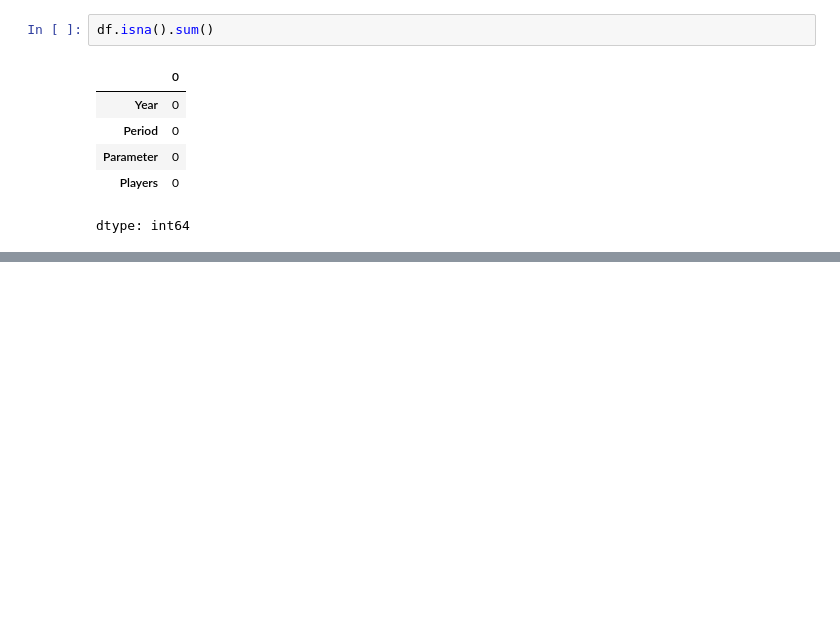
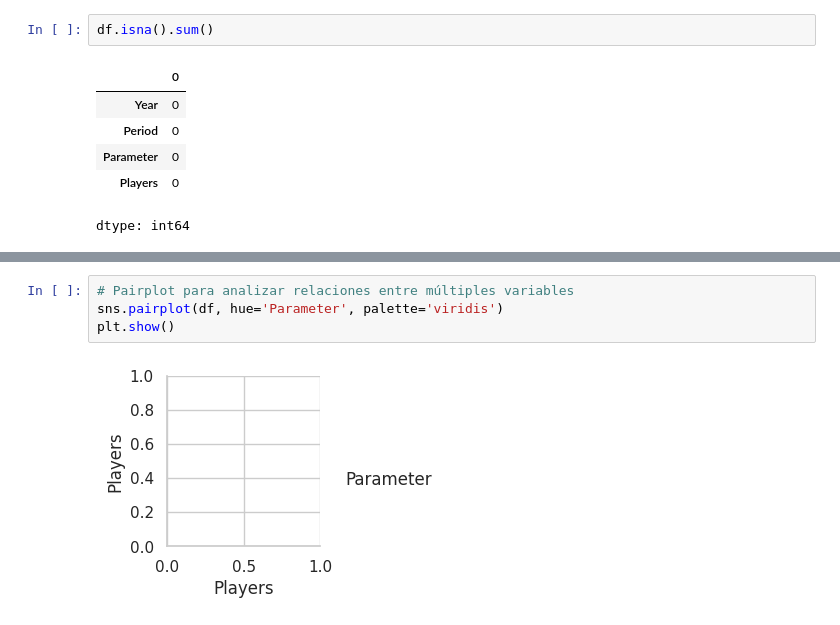
Before and after one commit to oerv13/Ibero, a Jupyter notebook: Trabajo_de_datos.ipynb, the cells around one changed output, grey strips where cells are left out. Cells and saved outputs as stored; diff of their text form; blank space fills up the shorter version.

```diff
--- a/Trabajo_de_datos.ipynb
+++ b/Trabajo_de_datos.ipynb
@@ -223,0 +262,6 @@ df[0:49]
+# %%
+# Pairplot para analizar relaciones entre múltiples variables
+sns.pairplot(df, hue='Parameter', palette='viridis')
+plt.show()
+# %% [output]
+[figure, added]
```
Also changed, not shown: parts of 16 cells of this notebook.
